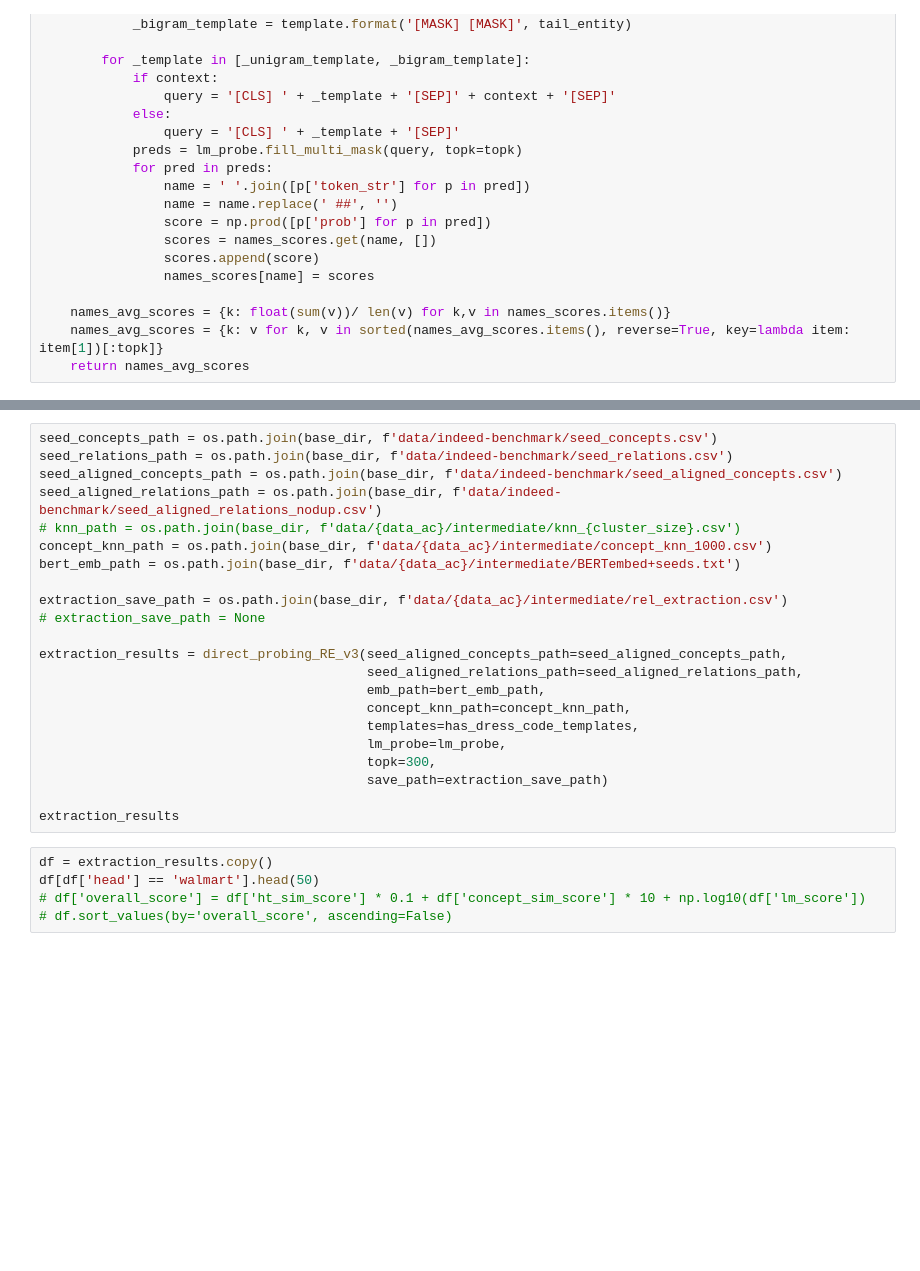
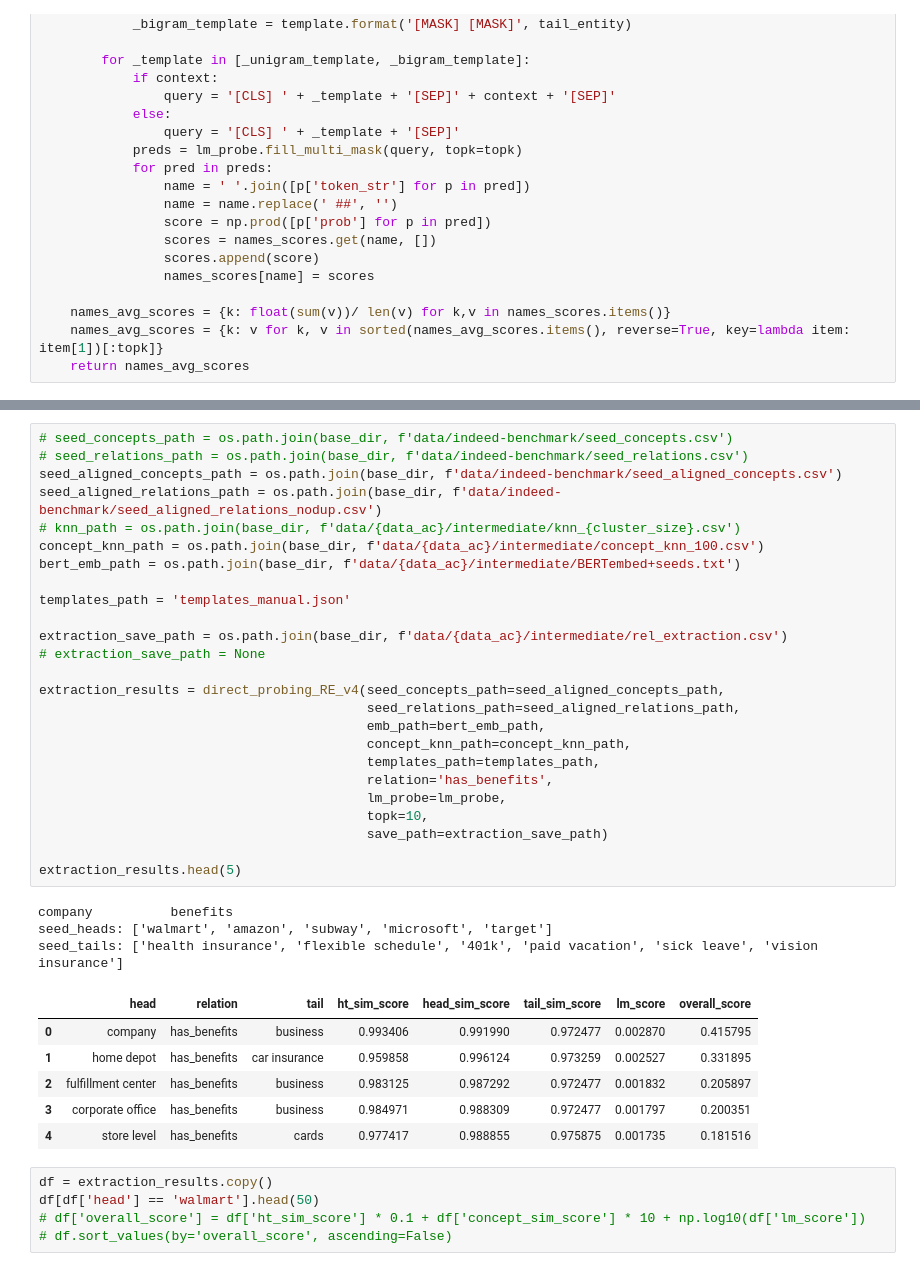
Before and after one commit to megagonlabs/eseBench, a Jupyter notebook: src/kb_toolkit/KBExtract.ipynb, the cells around one changed output, grey strips where cells are left out. Cells and saved outputs as stored; diff of their text form; blank space fills up the shorter version.

```diff
--- a/src/kb_toolkit/KBExtract.ipynb
+++ b/src/kb_toolkit/KBExtract.ipynb
@@ -1611,26 +1535,39 @@ def direct_probing_RE_v3(seed_aligned_concepts_path,
     return results_df
 # %%
-seed_concepts_path = os.path.join(base_dir, f'data/indeed-benchmark/seed_concepts.csv')
-seed_relations_path = os.path.join(base_dir, f'data/indeed-benchmark/seed_relations.csv')
+# seed_concepts_path = os.path.join(base_dir, f'data/indeed-benchmark/seed_concepts.csv')
+# seed_relations_path = os.path.join(base_dir, f'data/indeed-benchmark/seed_relations.csv')
 seed_aligned_concepts_path = os.path.join(base_dir, f'data/indeed-benchmark/seed_aligned_concepts.csv')
 seed_aligned_relations_path = os.path.join(base_dir, f'data/indeed-benchmark/seed_aligned_relations_nodup.csv')
 # knn_path = os.path.join(base_dir, f'data/{data_ac}/intermediate/knn_{cluster_size}.csv')
-concept_knn_path = os.path.join(base_dir, f'data/{data_ac}/intermediate/concept_knn_1000.csv')
+concept_knn_path = os.path.join(base_dir, f'data/{data_ac}/intermediate/concept_knn_100.csv')
 bert_emb_path = os.path.join(base_dir, f'data/{data_ac}/intermediate/BERTembed+seeds.txt')
+
+templates_path = 'templates_manual.json'
 
 extraction_save_path = os.path.join(base_dir, f'data/{data_ac}/intermediate/rel_extraction.csv')
 # extraction_save_path = None
 
-extraction_results = direct_probing_RE_v3(seed_aligned_concepts_path=seed_aligned_concepts_path,
-                                          seed_aligned_relations_path=seed_aligned_relations_path,
+extraction_results = direct_probing_RE_v4(seed_concepts_path=seed_aligned_concepts_path,
+                                          seed_relations_path=seed_aligned_relations_path,
                                           emb_path=bert_emb_path,
                                           concept_knn_path=concept_knn_path,
-                                          templates=has_dress_code_templates,
+                                          templates_path=templates_path,
+                                          relation='has_benefits',
                                           lm_probe=lm_probe,
-                                          topk=300,
+                                          topk=10,
                                           save_path=extraction_save_path)
 
-extraction_results
+extraction_results.head(5)
+# %% [output]
+company          benefits
+seed_heads: ['walmart', 'amazon', 'subway', 'microsoft', 'target']
+seed_tails: ['health insurance', 'flexible schedule', '401k', 'paid vacation', 'sick leave', 'vision insurance']
+|  | head | relation | tail | ht_sim_score | head_sim_score | tail_sim_score | lm_score | overall_score |
+| 0 | company | has_benefits | business | 0.993406 | 0.991990 | 0.972477 | 0.002870 | 0.415795 |
+| 1 | home depot | has_benefits | car insurance | 0.959858 | 0.996124 | 0.973259 | 0.002527 | 0.331895 |
+| 2 | fulfillment center | has_benefits | business | 0.983125 | 0.987292 | 0.972477 | 0.001832 | 0.205897 |
+| 3 | corporate office | has_benefits | business | 0.984971 | 0.988309 | 0.972477 | 0.001797 | 0.200351 |
+| 4 | store level | has_benefits | cards | 0.977417 | 0.988855 | 0.975875 | 0.001735 | 0.181516 |
 # %%
 df = extraction_results.copy()
 df[df['head'] == 'walmart'].head(50)
```
Also changed, not shown: parts of 29 cells of this notebook, 8 other files.
